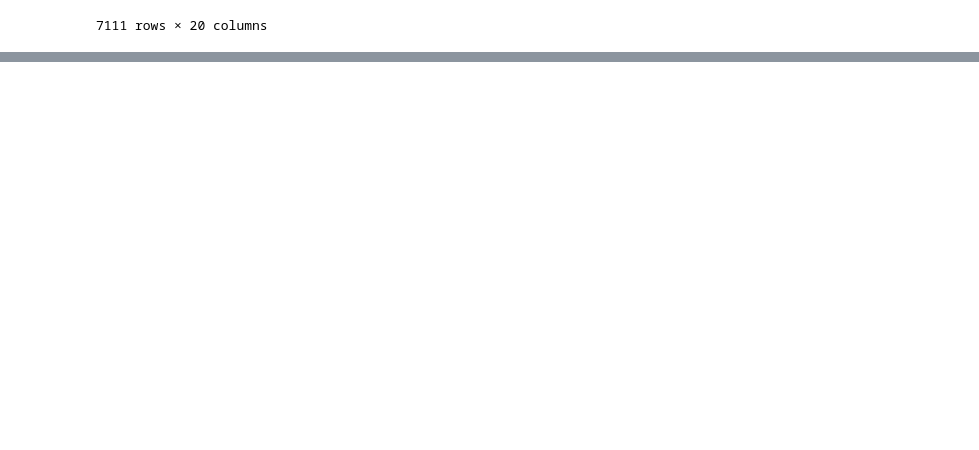
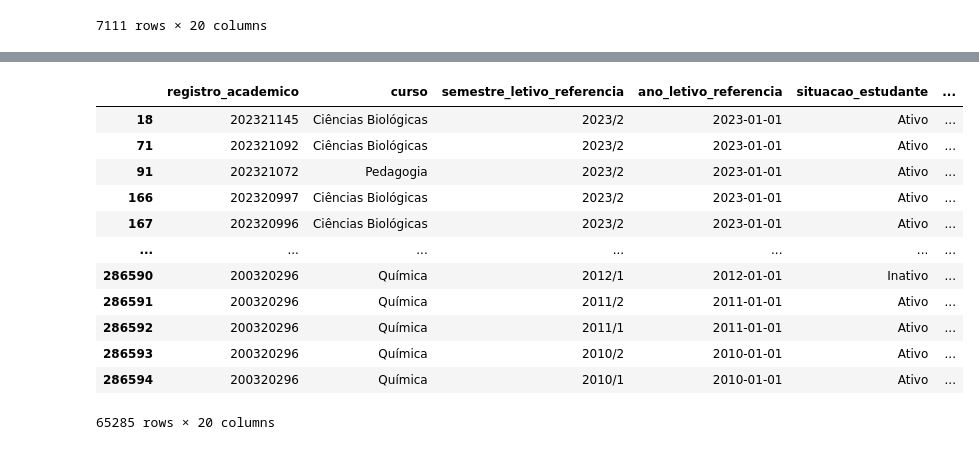
Before and after one commit to AnaClara18/Tentativas, a Jupyter notebook: 1)Explorando dados.ipynb, the cells around one changed output, grey strips where cells are left out. Saved outputs shown, nothing was run; the diff lists cells and outputs as text; code cells hidden in the pictures; blank space fills up the shorter version.

```diff
--- a/1)Explorando dados.ipynb
+++ b/1)Explorando dados.ipynb
@@ -123,0 +181,16 @@ display(df_situacao)
+# %%
+df[df['titulo_academico'].str.contains('Licenc', case=False, na=False)]
+# %% [output]
+|  | registro_academico | curso | semestre_letivo_referencia | ano_letivo_referencia | situacao_estudante | ... |
+| 18 | 202321145 | Ciências Biológicas | 2023/2 | 2023-01-01 | Ativo | ... |
+| 71 | 202321092 | Ciências Biológicas | 2023/2 | 2023-01-01 | Ativo | ... |
+| 91 | 202321072 | Pedagogia | 2023/2 | 2023-01-01 | Ativo | ... |
+| 166 | 202320997 | Ciências Biológicas | 2023/2 | 2023-01-01 | Ativo | ... |
+| 167 | 202320996 | Ciências Biológicas | 2023/2 | 2023-01-01 | Ativo | ... |
+| ... | ... | ... | ... | ... | ... | ... |
+| 286590 | 200320296 | Química | 2012/1 | 2012-01-01 | Inativo | ... |
+| 286591 | 200320296 | Química | 2011/2 | 2011-01-01 | Ativo | ... |
+| 286592 | 200320296 | Química | 2011/1 | 2011-01-01 | Ativo | ... |
+| 286593 | 200320296 | Química | 2010/2 | 2010-01-01 | Ativo | ... |
+| 286594 | 200320296 | Química | 2010/1 | 2010-01-01 | Ativo | ... |
+65285 rows × 20 columns
```
Also changed, not shown: parts of 15 cells of this notebook.
